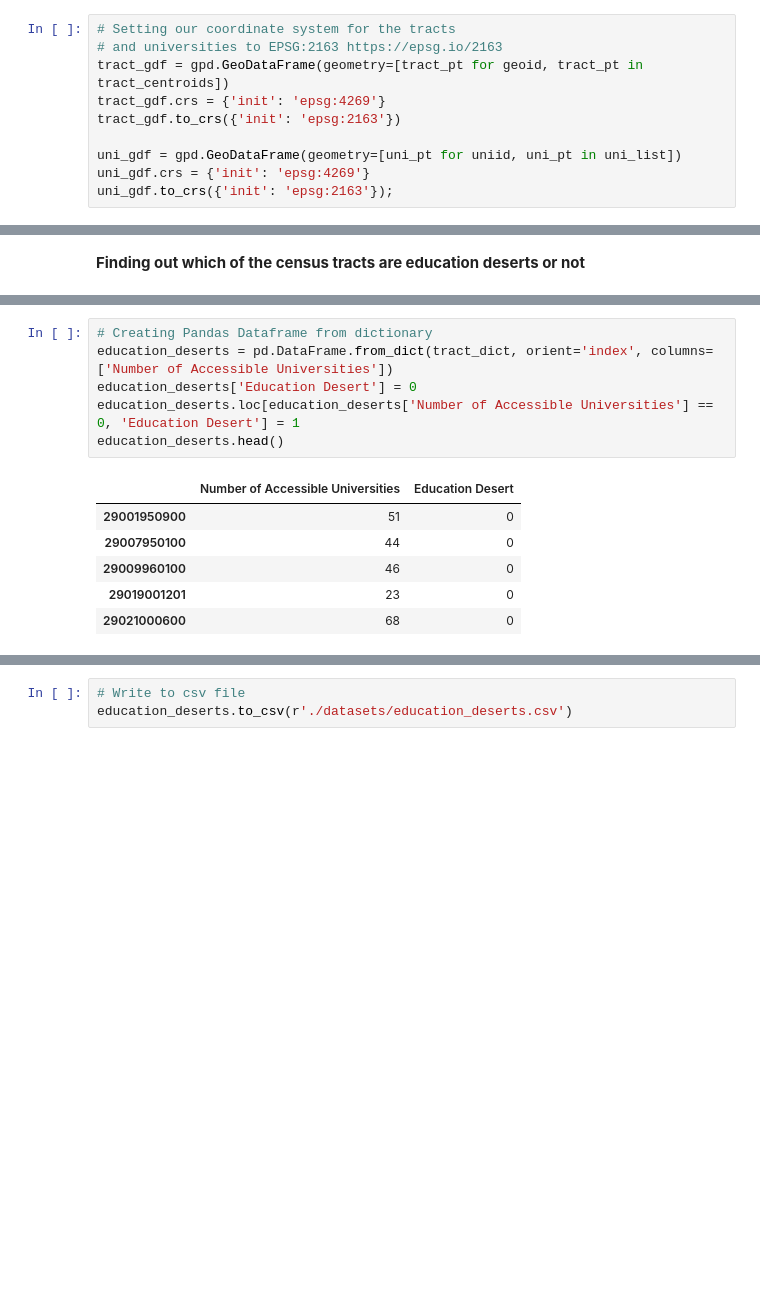
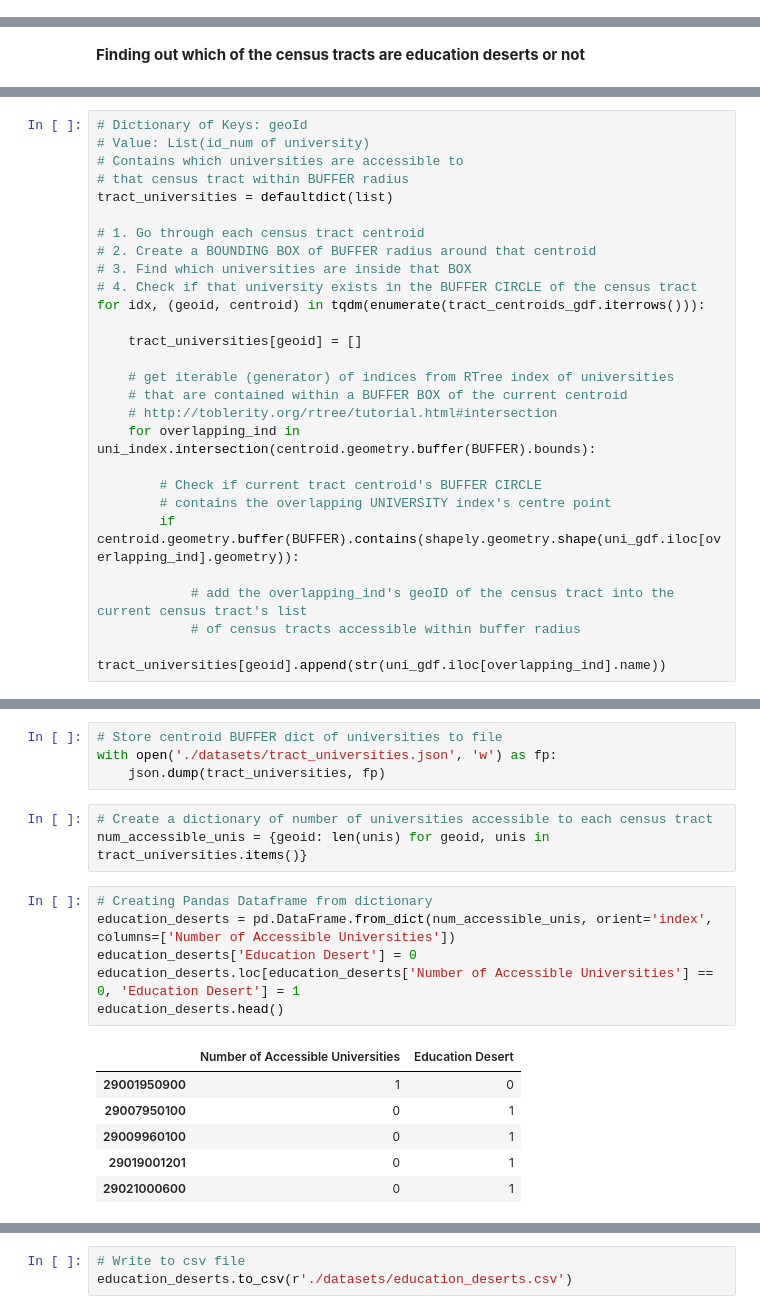
Before and after one commit to lucashu1/education-deserts, a Jupyter notebook: data-preprocessing.ipynb, the cells around one changed output, grey strips where cells are left out. Saved outputs shown, nothing was run; the diff lists cells and outputs as text; blank space fills up the shorter version.

Commit message:
Jeff: Completed creation of 25 mile buffer census tracts and universities

```diff
--- a/data-preprocessing.ipynb
+++ b/data-preprocessing.ipynb
@@ -433,10 +562,0 @@ This article is a very good discussion of what coordinate reference systems (CRS
-# %%
-# Setting our coordinate system for the tracts
-# and universities to EPSG:2163 https://epsg.io/2163
-tract_gdf = gpd.GeoDataFrame(geometry=[tract_pt for geoid, tract_pt in tract_centroids])
-tract_gdf.crs = {'init': 'epsg:4269'}
-tract_gdf.to_crs({'init': 'epsg:2163'})
-
-uni_gdf = gpd.GeoDataFrame(geometry=[uni_pt for uniid, uni_pt in uni_list])
-uni_gdf.crs = {'init': 'epsg:4269'}
-uni_gdf.to_crs({'init': 'epsg:2163'});
@@ -524,0 +623,27 @@ for idx, (uniid, uni_pt) in tqdm(enumerate(uni_list)):
+# %%
+# Dictionary of Keys: geoId
+# Value: List(id_num of university)
+# Contains which universities are accessible to
+# that census tract within BUFFER radius
+tract_universities = defaultdict(list)
+
+# 1. Go through each census tract centroid
+# 2. Create a BOUNDING BOX of BUFFER radius around that centroid
+# 3. Find which universities are inside that BOX
+# 4. Check if that university exists in the BUFFER CIRCLE of the census tract
+for idx, (geoid, centroid) in tqdm(enumerate(tract_centroids_gdf.iterrows())):
+
+    tract_universities[geoid] = []
+
+    # get iterable (generator) of indices from RTree index of universities
+    # that are contained within a BUFFER BOX of the current centroid
+    # http://toblerity.org/rtree/tutorial.html#intersection
+    for overlapping_ind in uni_index.intersection(centroid.geometry.buffer(BUFFER).bounds):
+
+        # Check if current tract centroid's BUFFER CIRCLE
+        # contains the overlapping UNIVERSITY index's centre point
+        if centroid.geometry.buffer(BUFFER).contains(shapely.geometry.shape(uni_gdf.iloc[overlapping_ind].geometry)):
+
+            # add the overlapping_ind's geoID of the census tract into the current census tract's list
+            # of census tracts accessible within buffer radius
+            tract_universities[geoid].append(str(uni_gdf.iloc[overlapping_ind].name))
@@ -525,13 +675,20 @@ for idx, (uniid, uni_pt) in tqdm(enumerate(uni_list)):
+# %%
+# Store centroid BUFFER dict of universities to file
+with open('./datasets/tract_universities.json', 'w') as fp:
+    json.dump(tract_universities, fp)
+# %%
+# Create a dictionary of number of universities accessible to each census tract
+num_accessible_unis = {geoid: len(unis) for geoid, unis in tract_universities.items()}
 # %%
 # Creating Pandas Dataframe from dictionary
-education_deserts = pd.DataFrame.from_dict(tract_dict, orient='index', columns=['Number of Accessible Universities'])
+education_deserts = pd.DataFrame.from_dict(num_accessible_unis, orient='index', columns=['Number of Accessible Universities'])
 education_deserts['Education Desert'] = 0
 education_deserts.loc[education_deserts['Number of Accessible Universities'] == 0, 'Education Desert'] = 1
 education_deserts.head()
 # %% [output]
 |  | Number of Accessible Universities | Education Desert |
-| 29001950900 | 51 | 0 |
-| 29007950100 | 44 | 0 |
-| 29009960100 | 46 | 0 |
-| 29019001201 | 23 | 0 |
-| 29021000600 | 68 | 0 |
+| 29001950900 | 1 | 0 |
+| 29007950100 | 0 | 1 |
+| 29009960100 | 0 | 1 |
+| 29019001201 | 0 | 1 |
+| 29021000600 | 0 | 1 |
```
Also changed, not shown: parts of 40 cells of this notebook, 3 other files.
